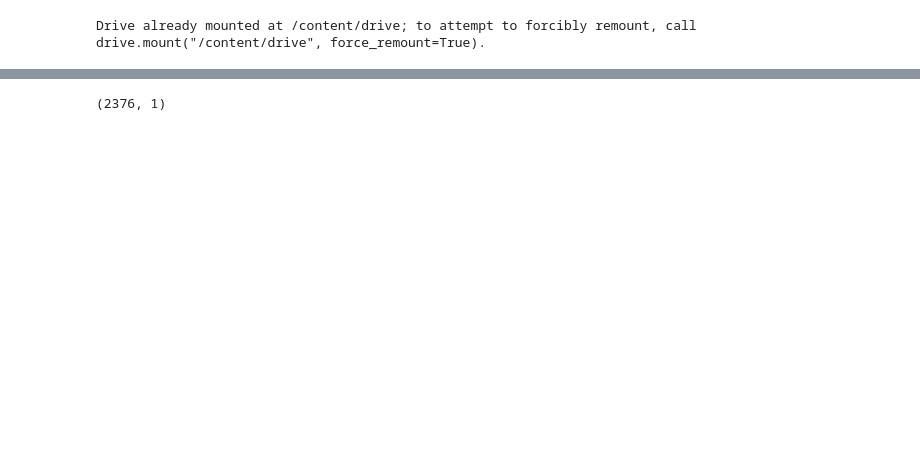
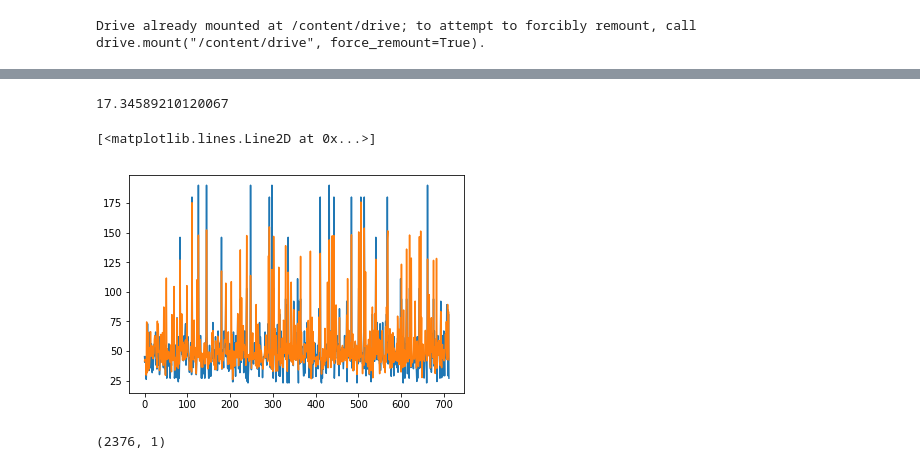
Before and after one commit to harshitadd/VisionAir, a Jupyter notebook: Modeltf.ipynb, the cells around one changed output, grey strips where cells are left out. Cells and saved outputs as stored; diff of their text form; code cells hidden in the pictures; blank space fills up the shorter version.

```diff
--- a/Modeltf.ipynb
+++ b/Modeltf.ipynb
@@ -142,6 +178,13 @@ physical_device_desc: "device: 0, name: Tesla K80, pci bus id: 0000:00:04.0, com
+# %%
+print(rmse)
+# %% [output]
+17.34589210120067
 # %%
-# plt.plot(actual)
-# plt.plot(pred)
+plt.plot(actual)
+plt.plot(pred)
+# %% [output]
+[<matplotlib.lines.Line2D at 0x...>]
+[figure, added]
 # %%
 print(np.shape(labels))
 # %% [output]
```
Also changed, not shown: parts of 19 cells of this notebook.
